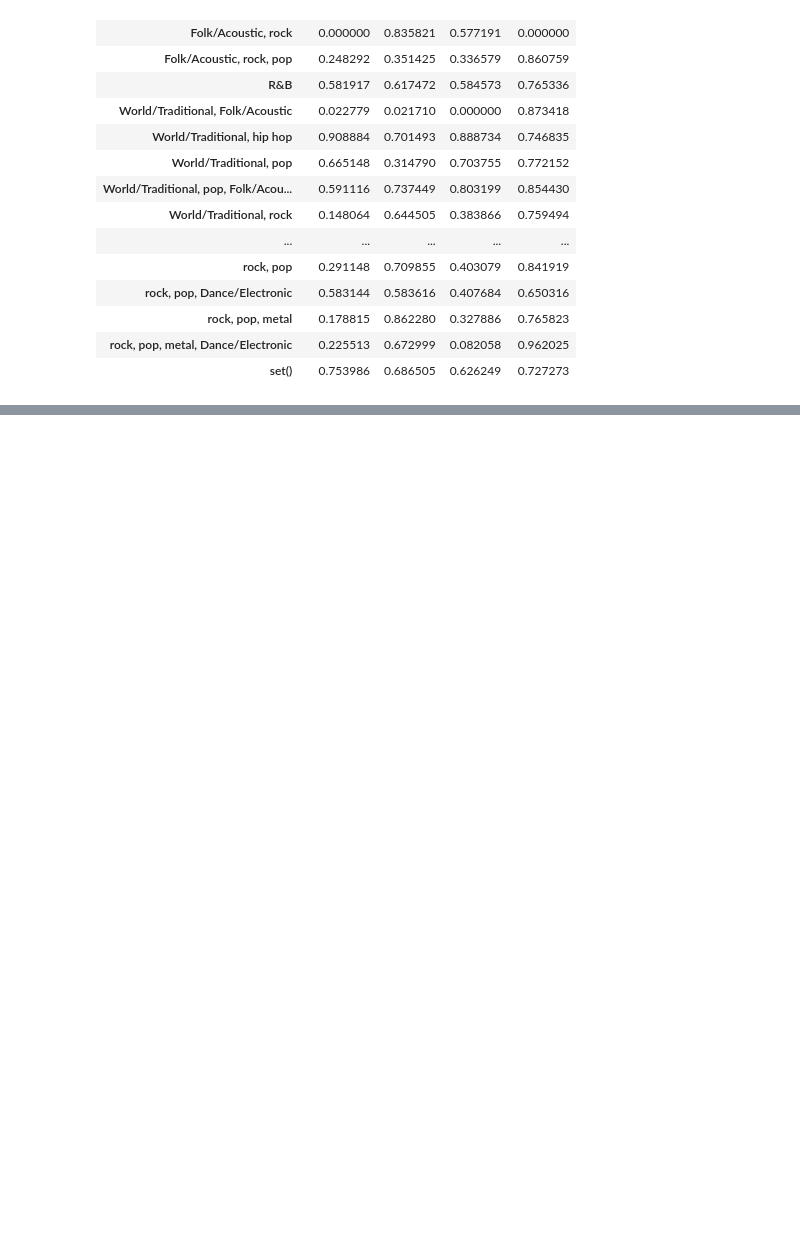
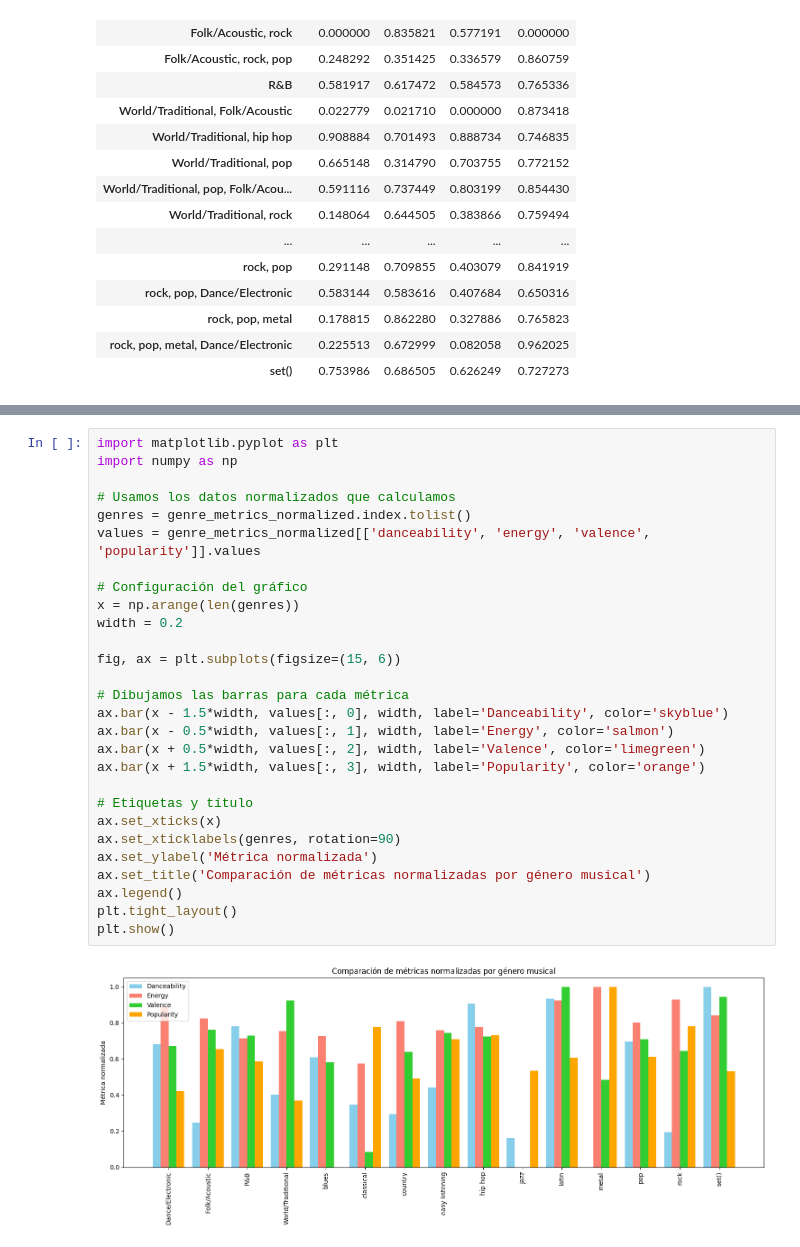
Before and after one commit to andresmatesanz/analizador-spotify-json, a Jupyter notebook: notebooks/01_exploracion_spotify.ipynb, the cells around one changed output, grey strips where cells are left out. Cells and saved outputs as stored; diff of their text form; blank space fills up the shorter version.

Commit message:
Normalización de métricas por género para visualización conjunta.

```diff
--- a/notebooks/01_exploracion_spotify.ipynb
+++ b/notebooks/01_exploracion_spotify.ipynb
@@ -512,0 +489,30 @@ En general, la normalización permite visualizar patrones relativos entre géner
+# %%
+import matplotlib.pyplot as plt
+import numpy as np
+
+# Usamos los datos normalizados que calculamos
+genres = genre_metrics_normalized.index.tolist()
+values = genre_metrics_normalized[['danceability', 'energy', 'valence', 'popularity']].values
+
+# Configuración del gráfico
+x = np.arange(len(genres))
+width = 0.2
+
+fig, ax = plt.subplots(figsize=(15, 6))
+
+# Dibujamos las barras para cada métrica
+ax.bar(x - 1.5*width, values[:, 0], width, label='Danceability', color='skyblue')
+ax.bar(x - 0.5*width, values[:, 1], width, label='Energy', color='salmon')
+ax.bar(x + 0.5*width, values[:, 2], width, label='Valence', color='limegreen')
+ax.bar(x + 1.5*width, values[:, 3], width, label='Popularity', color='orange')
+
+# Etiquetas y título
+ax.set_xticks(x)
+ax.set_xticklabels(genres, rotation=90)
+ax.set_ylabel('Métrica normalizada')
+ax.set_title('Comparación de métricas normalizadas por género musical')
+ax.legend()
+plt.tight_layout()
+plt.show()
+# %% [output]
+[figure, added]
```
Also changed, not shown: parts of 9 cells of this notebook.
